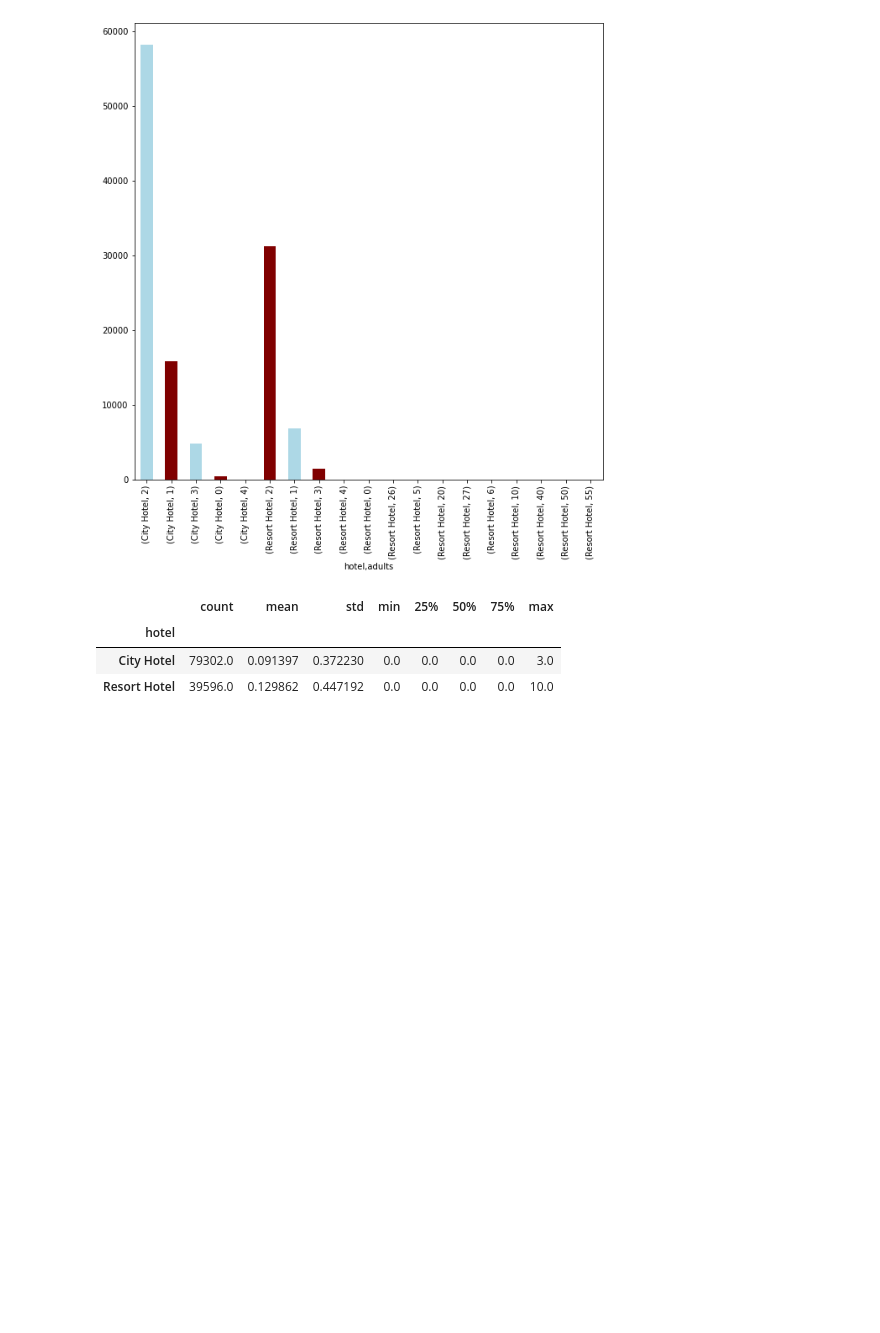
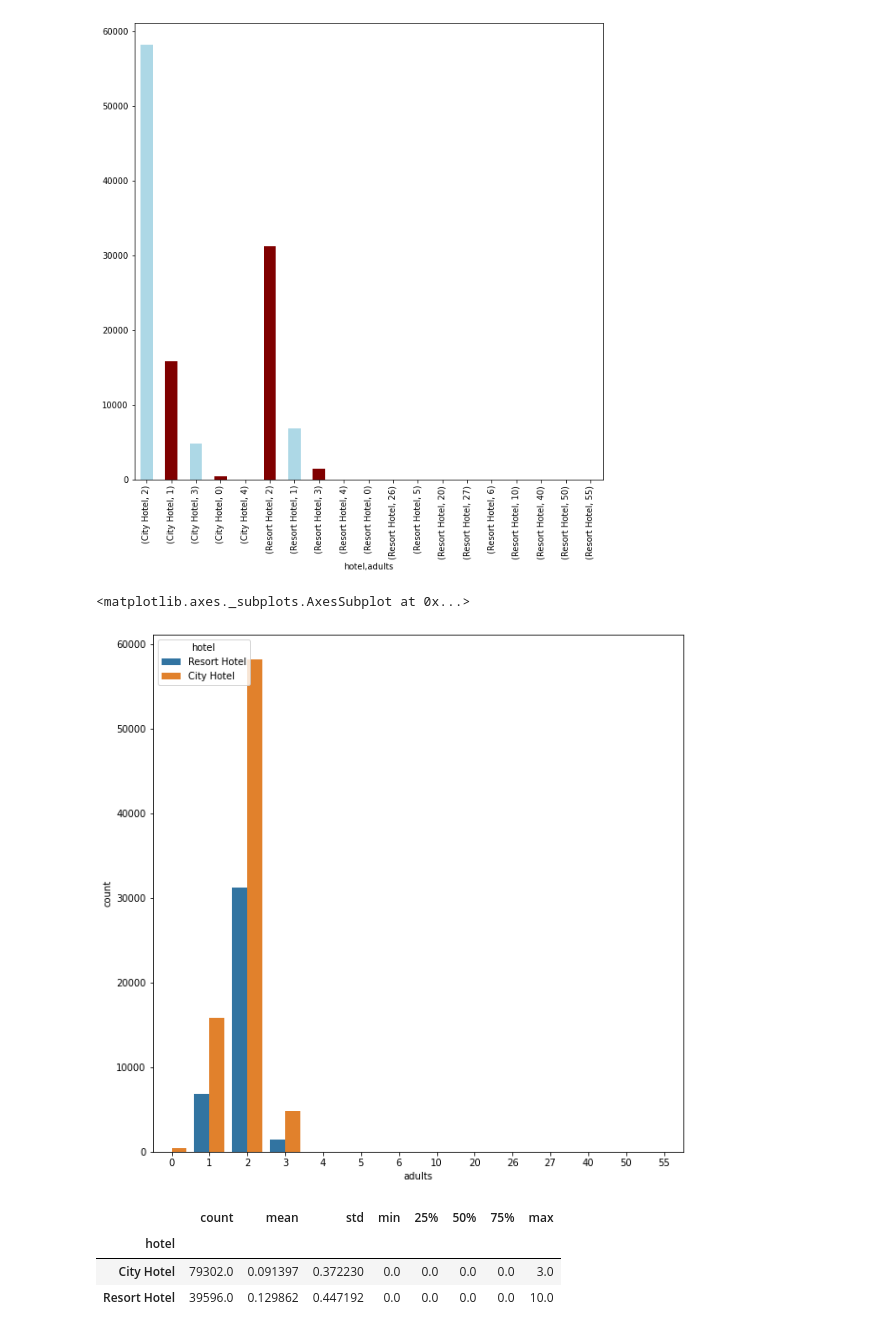
Before and after one commit to V-dit/EDA-hotel-booking-analysis, a Jupyter notebook: Hotel_Booking_Analysis_Capstone_Project.ipynb, the cells around one changed output. Cells and saved outputs as stored; diff of their text form; code cells hidden in the pictures; blank space fills up the shorter version.

```diff
--- a/Hotel_Booking_Analysis_Capstone_Project.ipynb
+++ b/Hotel_Booking_Analysis_Capstone_Project.ipynb
@@ -310,6 +310,15 @@ hotel_adults.value_counts().plot(kind = 'bar', color = ['lightblue', 'maroon'])
 # %% [output]
 <matplotlib.axes._subplots.AxesSubplot at 0x...>
 [figure]
+# %%
+# This appears to be a better approach than the previous plot.
+# The constraint of Series groupby gets eliminated here.
+list1 = ['hotel','adults']
+a = df_nonull[list1]
+sns.countplot(data = a, x = 'adults', hue = 'hotel')
+# %% [output]
+<matplotlib.axes._subplots.AxesSubplot at 0x...>
+[figure, added]
 # %%
 hotel_children = df_nonull.groupby(['hotel'])['children']
 hotel_children.describe()
```
Also changed, not shown: parts of 2 cells of this notebook.
